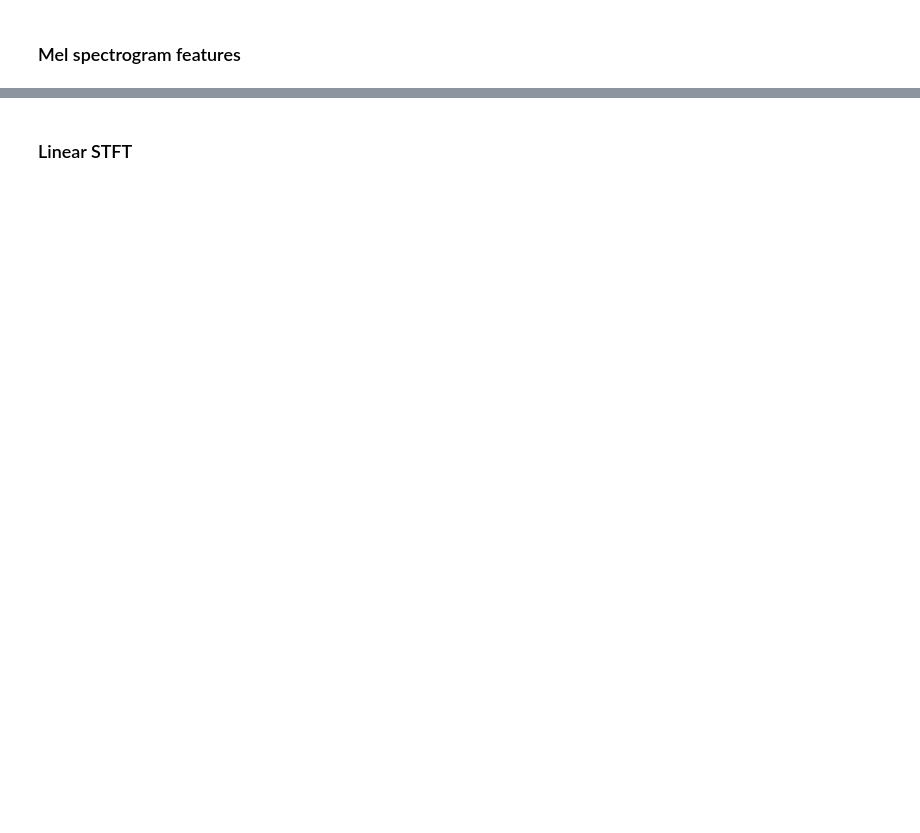
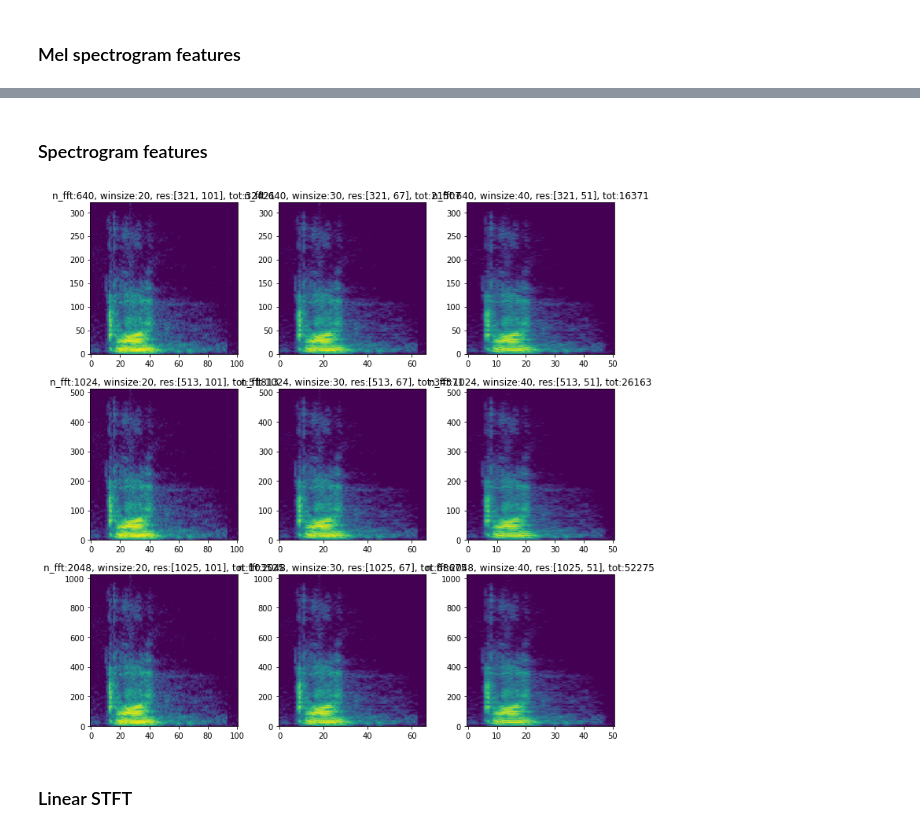
Before and after one commit to NielsEscarfail/FeatureExtractionKWS, a Jupyter notebook: FeatureExtraction.ipynb, the cells around one changed output, grey strips where cells are left out. Saved outputs shown, nothing was run; the diff lists cells and outputs as text; code cells hidden in the pictures; blank space fills up the shorter version.

```diff
--- a/FeatureExtraction.ipynb
+++ b/FeatureExtraction.ipynb
@@ -132,3 +132,39 @@ plt.show()
+# %% [markdown]
+### Spectrogram features
+# %%
+fig=plt.figure(figsize=(10,10))
+axes = []
+cols = 3
+rows = 3
+
+ft_extr_params_list = [(640, 20), (640, 30), (640, 40),
+                       (1024, 20), (1024, 30), (1024, 40),
+                      (2048, 20), (2048, 30), (2048, 40)]
+
+
+for i, (n_fft, win_size) in enumerate(ft_extr_params_list):
+    # print("nfft %i, win_size %i" % (n_fft, win_size))
+    window_stride_ms = win_size/2
+    win_length = int(sample_rate * win_size / 1000)
+    hop_length = int(sample_rate * window_stride_ms / 1000)
+    # n_fft = win_length
+    # print("win_length %i, hop_length %i" % (win_length, hop_length))
+    melspect_transformation = Spectrogram(
+                    n_fft=n_fft, win_length=win_length,
+                    hop_length=hop_length)
+    mel_sample = melspect_transformation(sample)
+    title = "n_fft:%i, winsize:%i, res:%s, tot:%i" % (n_fft, win_size, str(list(mel_sample.shape)), list(mel_sample.shape)[0] * list(mel_sample.shape)[1])
+
+    axes.append( fig.add_subplot(rows, cols, i+1) )
+    axes[-1].set_title(title)
+
+    plt.imshow(librosa.power_to_db(mel_sample), origin="lower", aspect="auto")
+
+
+plt.tight_layout()
+plt.show()
+# %% [output]
+[figure, added]
 # %% [markdown]
 ### Linear STFT
 # %%
```
Also changed, not shown: parts of 5 cells of this notebook, 4 other files.
